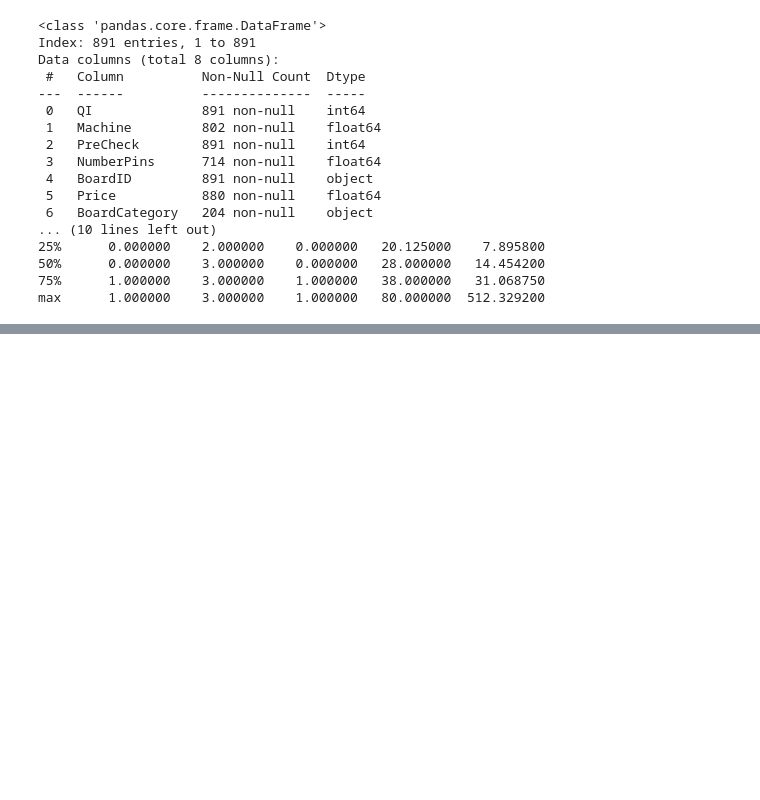
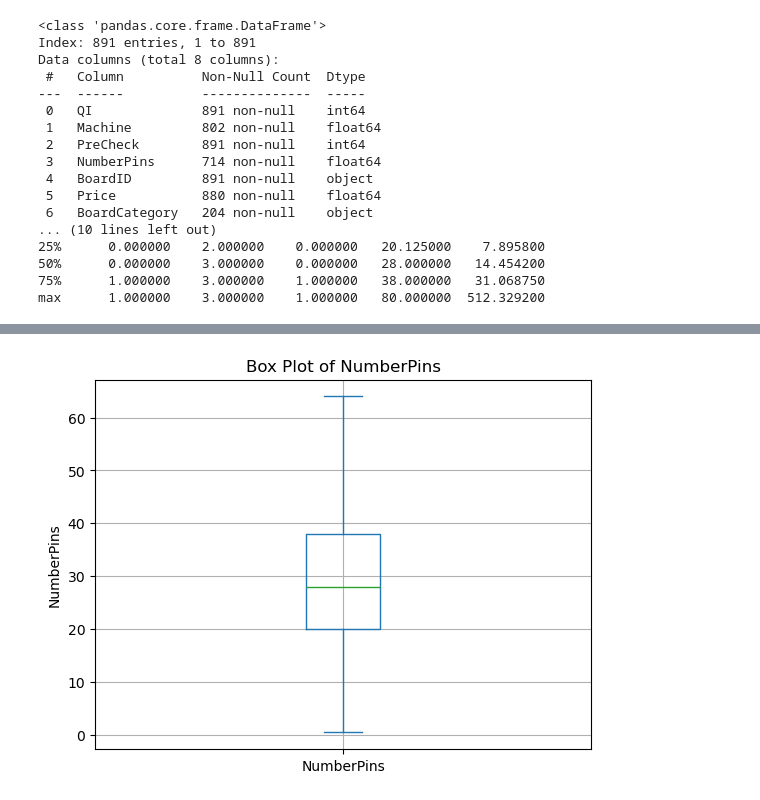
Before and after one commit to alexander385/datascience_health, a Jupyter notebook: health.ipynb, the cells around one changed output, grey strips where cells are left out. Saved outputs shown, nothing was run; the diff lists cells and outputs as text; code cells hidden in the pictures; blank space fills up the shorter version.

```diff
--- a/health.ipynb
+++ b/health.ipynb
@@ -98,0 +103,12 @@ max       NaN      NaN       NaN   80.000000     NaN  512.329200
+# %%
+Q1 = df['NumberPins'].quantile(0.25)
+Q3 = df['NumberPins'].quantile(0.75)
+IQR = Q3 - Q1
+upper_fence = Q3 + 1.5 * IQR
+df.loc[df['NumberPins'] > upper_fence, 'NumberPins'] = np.nan
+df['NumberPins'].plot.box(title="Box Plot of NumberPins")
+plt.ylabel("NumberPins")
+plt.grid(True)
+plt.show()
+# %% [output]
+[figure, added]
```
Also changed, not shown: parts of 10 cells of this notebook.
